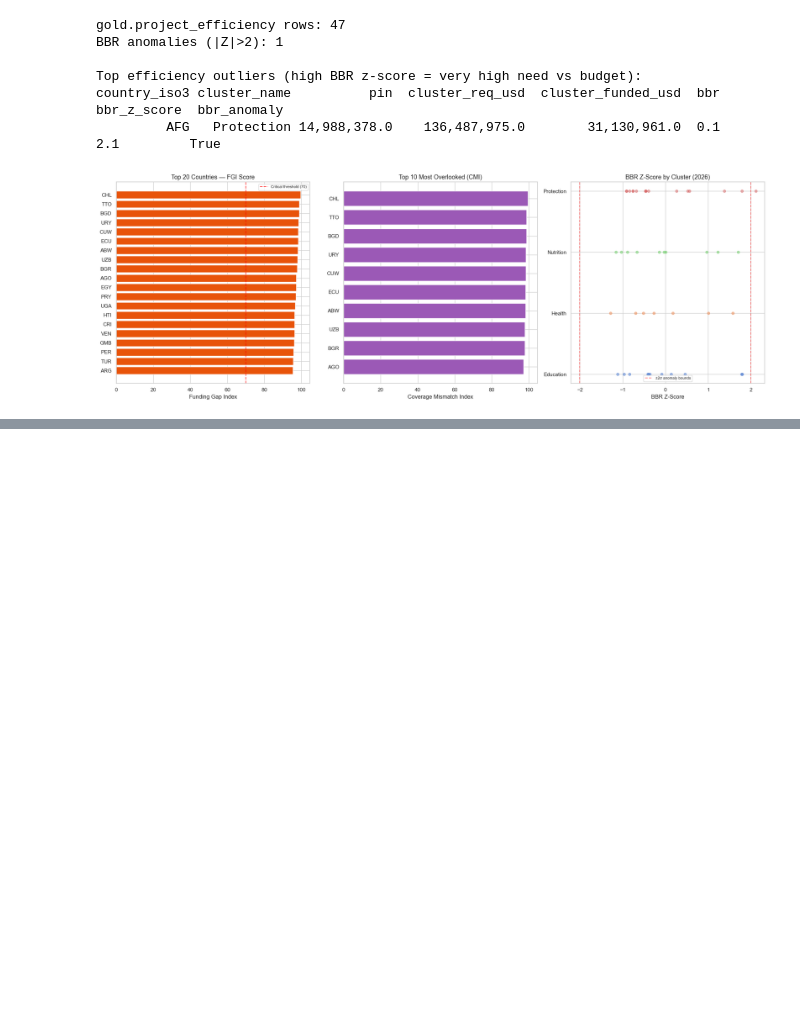
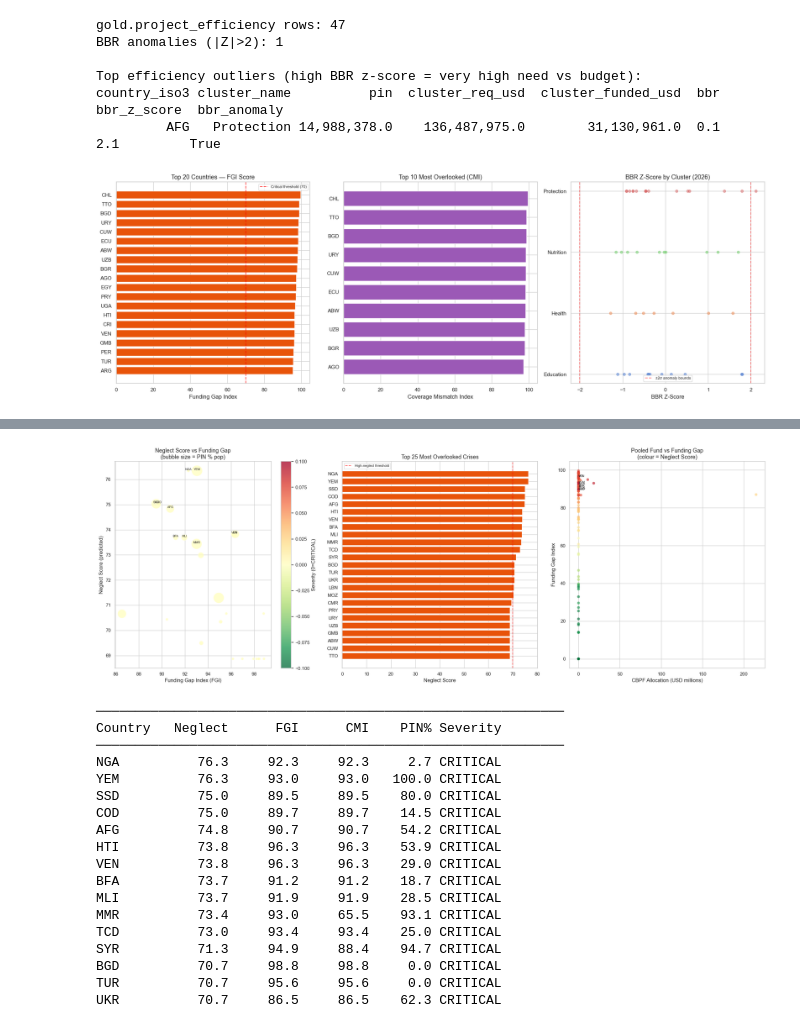
Before and after one commit to Michael-RDev/CrisisLens, a Jupyter notebook: models/eda.ipynb, the cells around one changed output, grey strips where cells are left out. Cells and saved outputs as stored; diff of their text form; code cells hidden in the pictures; blank space fills up the shorter version.

```diff
--- a/models/eda.ipynb
+++ b/models/eda.ipynb
@@ -412,0 +751,80 @@ plt.show()
+# %%
+knn = NearestNeighbors(n_neighbors=6, metric="cosine")
+knn.fit(X_scaled)
+distances, indices = knn.kneighbors(X_scaled)
+
+iso3_list  = feat["country_iso3"].tolist()
+peer_map   = {}
+for i, iso in enumerate(iso3_list):
+    peers = [iso3_list[j] for j in indices[i][1:]]   # skip self
+    peer_map[iso] = peers
+
+feat["peer_iso3"] = feat["country_iso3"].map(peer_map)
+
+top25 = feat.sort_values("predicted_neglect", ascending=False).head(25).copy()
+
+SEV_COLORS = {"CRITICAL": "#E8530A", "HIGH": "#FFA500", "MEDIUM": "#FFD700", "LOW": "#55A868"}
+bar_colors = [SEV_COLORS.get(s, "#999") for s in top25["anomaly_severity"]]
+
+fig, axes = plt.subplots(1, 3, figsize=(22, 8))
+
+sc = axes[0].scatter(
+    top25["fgi_score"], top25["predicted_neglect"],
+    c=[{"CRITICAL": 0, "HIGH": 1, "MEDIUM": 2, "LOW": 3}.get(s, 2) for s in top25["anomaly_severity"]],
+    cmap="RdYlGn_r", s=top25["pin_pct_pop"].clip(1)*6+30, alpha=0.75, edgecolors="white", linewidths=0.5
+)
+for _, r in top25.head(10).iterrows():
+    axes[0].annotate(r["country_iso3"], (r["fgi_score"], r["predicted_neglect"]),
+           fontsize=7, ha="center", va="bottom")
+axes[0].set_xlabel("Funding Gap Index (FGI)")
+axes[0].set_ylabel("Neglect Score (predicted)")
+axes[0].set_title("Neglect Score vs Funding Gap\n(bubble size = PIN % pop)")
+plt.colorbar(sc, ax=axes[0], label="Severity (0=CRITICAL)")
+
+axes[1].barh(top25["country_iso3"][::-1], top25["predicted_neglect"][::-1],
+   color=bar_colors[::-1])
+axes[1].axvline(70, ls="--", color="red", alpha=0.6, label="High-neglect threshold")
+axes[1].set_xlabel("Neglect Score")
+axes[1].set_title("Top 25 Most Overlooked Crises")
+axes[1].legend(fontsize=8)
+
+axes[2].scatter(feat["cbpf_total_usd"]/1e6, feat["fgi_score"],
+      c=feat["predicted_neglect"], cmap="RdYlGn_r",
+      alpha=0.65, s=40, edgecolors="none")
+for _, r in feat.sort_values("predicted_neglect", ascending=False).head(8).iterrows():
+    axes[2].annotate(r["country_iso3"],
+           (r["cbpf_total_usd"]/1e6, r["fgi_score"]),
+           fontsize=7)
+axes[2].set_xlabel("CBPF Allocation (USD millions)")
+axes[2].set_ylabel("Funding Gap Index")
+axes[2].set_title("Pooled Fund vs Funding Gap\n(colour = Neglect Score)")
+
+plt.tight_layout()
+plt.show()
+
+print(f"\n{'─'*60}")
+print(f"{'Country':<8} {'Neglect':>8} {'FGI':>8} {'CMI':>8} {'PIN%':>7} {'Severity':<10}")
+print(f"{'─'*60}")
+for _, r in top25.head(15).iterrows():
+    print(f"{r['country_iso3']:<8} {r['predicted_neglect']:>8.1f} {r['fgi_score']:>8.1f} "
+          f"{r['cmi_score']:>8.1f} {r['pin_pct_pop']:>7.1f} {r['anomaly_severity']:<10}")
+# %% [output]
+[figure, added]
+────────────────────────────────────────────────────────────
+Country   Neglect      FGI      CMI    PIN% Severity
+────────────────────────────────────────────────────────────
+NGA          76.3     92.3     92.3     2.7 CRITICAL
+YEM          76.3     93.0     93.0   100.0 CRITICAL
+SSD          75.0     89.5     89.5    80.0 CRITICAL
+COD          75.0     89.7     89.7    14.5 CRITICAL
+AFG          74.8     90.7     90.7    54.2 CRITICAL
+HTI          73.8     96.3     96.3    53.9 CRITICAL
+VEN          73.8     96.3     96.3    29.0 CRITICAL
+BFA          73.7     91.2     91.2    18.7 CRITICAL
+MLI          73.7     91.9     91.9    28.5 CRITICAL
+MMR          73.4     93.0     65.5    93.1 CRITICAL
+TCD          73.0     93.4     93.4    25.0 CRITICAL
+SYR          71.3     94.9     88.4    94.7 CRITICAL
+BGD          70.7     98.8     98.8     0.0 CRITICAL
+TUR          70.7     95.6     95.6     0.0 CRITICAL
+UKR          70.7     86.5     86.5    62.3 CRITICAL
```
Also changed, not shown: parts of 13 cells of this notebook, 39 other files.
